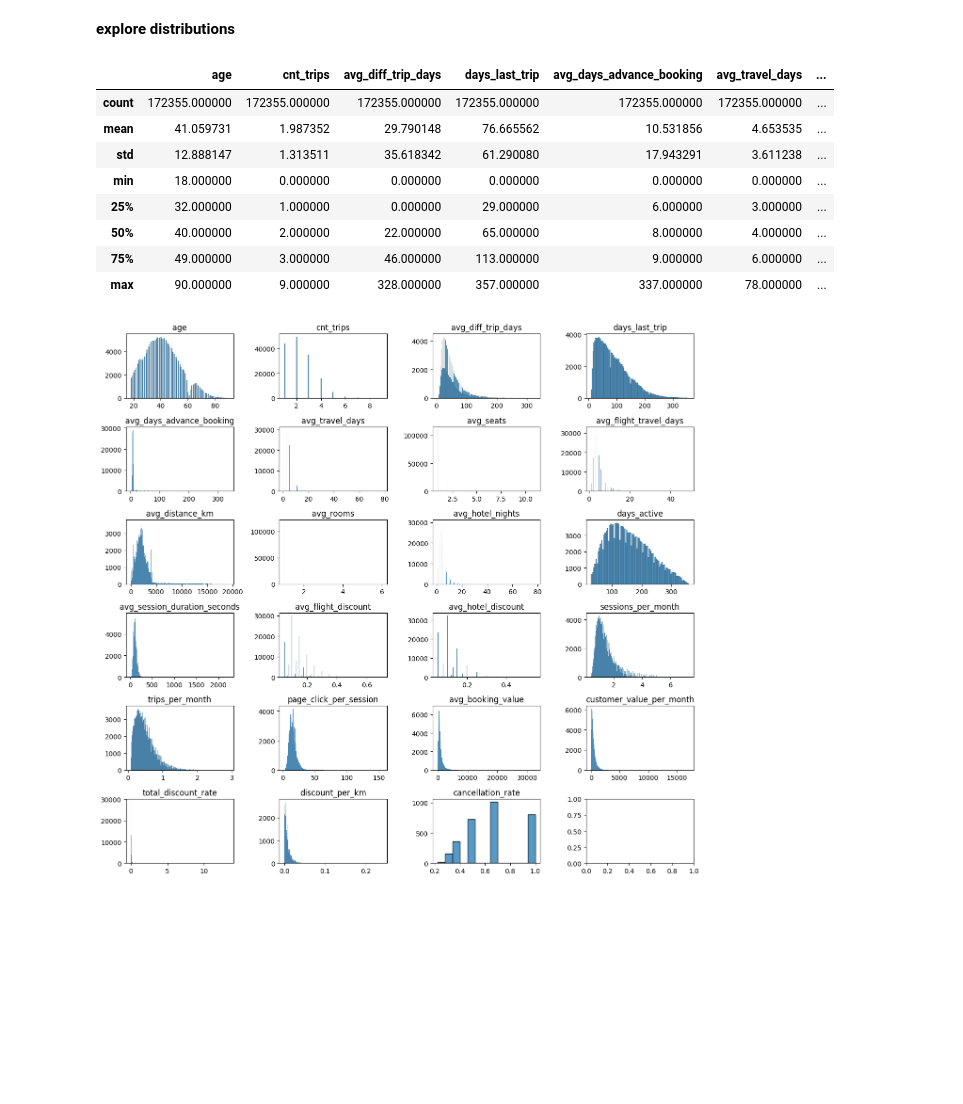
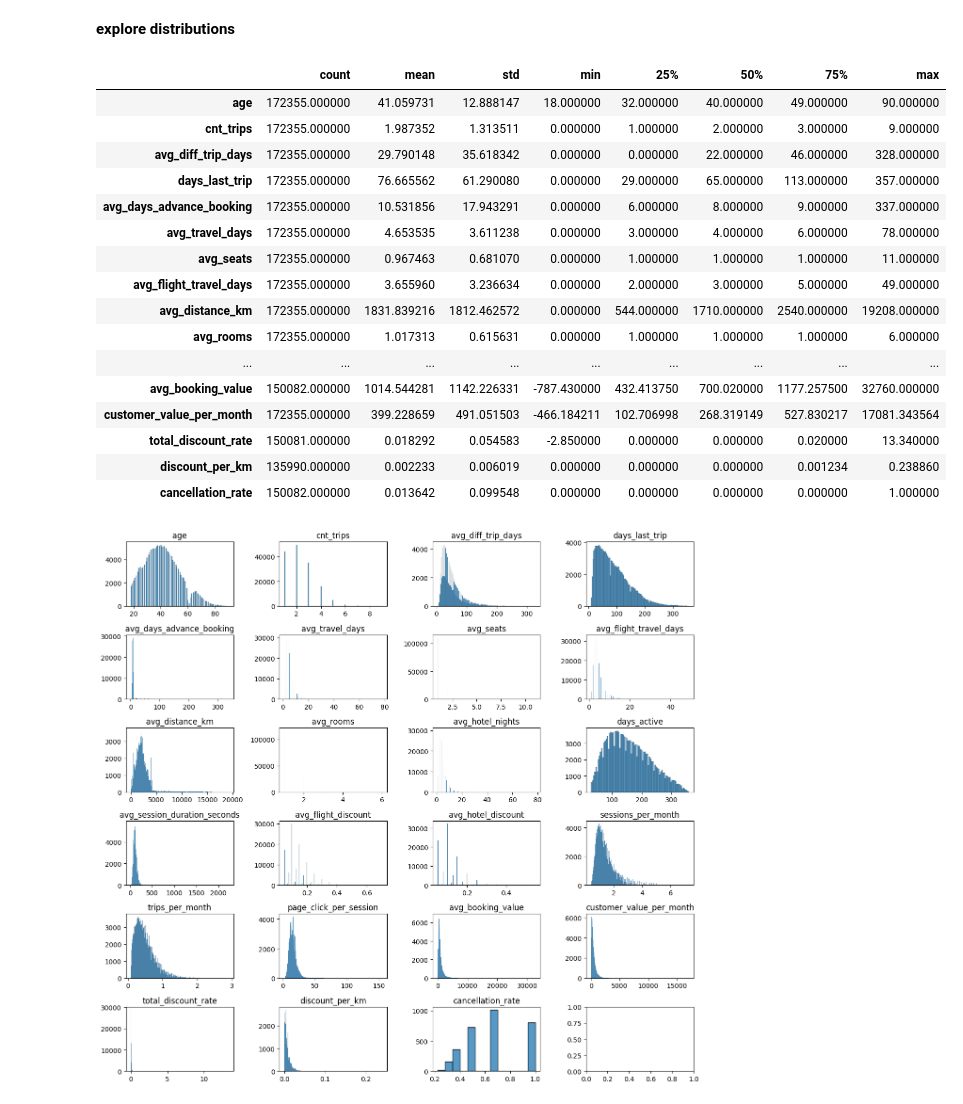
Before and after one commit to bfreiheit/customer_segmentation, a Jupyter notebook: notebooks/EDA.ipynb, the cells around one changed output. Saved outputs shown, nothing was run; the diff lists cells and outputs as text; code cells hidden in the pictures; blank space fills up the shorter version.

```diff
--- a/notebooks/EDA.ipynb
+++ b/notebooks/EDA.ipynb
@@ -109,9 +126,19 @@ Percent share of users with high booking values: 1.1%
 **remove absolute and redundant metrics**
 # %%
 # remove columns not necessary for further analysis
-columns_to_drop = ['cnt_flight_discount', 'cnt_hotel_discount', 'cnt_cancellations', 'cnt_sessions',
-                   'sum_distance_km', 'sum_flight_discount', 'sum_flight_price', 'sum_hotel_discount',
-                   'sum_hotel_price', 'total_booking_value', 'sum_page_clicks']
+columns_to_drop = [
+    "cnt_flight_discount",
+    "cnt_hotel_discount",
+    "cnt_cancellations",
+    "cnt_sessions",
+    "sum_distance_km",
+    "sum_flight_discount",
+    "sum_flight_price",
+    "sum_hotel_discount",
+    "sum_hotel_price",
+    "total_booking_value",
+    "sum_page_clicks",
+]
 cohort = cohort.drop(columns=columns_to_drop)
 # %%
 # list all metrics
@@ -144,15 +171,23 @@ sorted(binary_cols)
 # %% [markdown]
 **explore distributions**
 # %%
-cohort[numeric_cols].describe()
+cohort[numeric_cols].describe().T.style.background_gradient(cmap="Blues")
 # %% [output]
-|  | age | cnt_trips | avg_diff_trip_days | days_last_trip | avg_days_advance_booking | avg_travel_days | ... |
-| count | 172355.000000 | 172355.000000 | 172355.000000 | 172355.000000 | 172355.000000 | 172355.000000 | ... |
-| mean | 41.059731 | 1.987352 | 29.790148 | 76.665562 | 10.531856 | 4.653535 | ... |
-| std | 12.888147 | 1.313511 | 35.618342 | 61.290080 | 17.943291 | 3.611238 | ... |
-| min | 18.000000 | 0.000000 | 0.000000 | 0.000000 | 0.000000 | 0.000000 | ... |
-| 25% | 32.000000 | 1.000000 | 0.000000 | 29.000000 | 6.000000 | 3.000000 | ... |
-| 50% | 40.000000 | 2.000000 | 22.000000 | 65.000000 | 8.000000 | 4.000000 | ... |
-| 75% | 49.000000 | 3.000000 | 46.000000 | 113.000000 | 9.000000 | 6.000000 | ... |
-| max | 90.000000 | 9.000000 | 328.000000 | 357.000000 | 337.000000 | 78.000000 | ... |
+|  | count | mean | std | min | 25% | 50% | 75% | max |
+| age | 172355.000000 | 41.059731 | 12.888147 | 18.000000 | 32.000000 | 40.000000 | 49.000000 | 90.000000 |
+| cnt_trips | 172355.000000 | 1.987352 | 1.313511 | 0.000000 | 1.000000 | 2.000000 | 3.000000 | 9.000000 |
+| avg_diff_trip_days | 172355.000000 | 29.790148 | 35.618342 | 0.000000 | 0.000000 | 22.000000 | 46.000000 | 328.000000 |
+| days_last_trip | 172355.000000 | 76.665562 | 61.290080 | 0.000000 | 29.000000 | 65.000000 | 113.000000 | 357.000000 |
+| avg_days_advance_booking | 172355.000000 | 10.531856 | 17.943291 | 0.000000 | 6.000000 | 8.000000 | 9.000000 | 337.000000 |
+| avg_travel_days | 172355.000000 | 4.653535 | 3.611238 | 0.000000 | 3.000000 | 4.000000 | 6.000000 | 78.000000 |
+| avg_seats | 172355.000000 | 0.967463 | 0.681070 | 0.000000 | 1.000000 | 1.000000 | 1.000000 | 11.000000 |
+| avg_flight_travel_days | 172355.000000 | 3.655960 | 3.236634 | 0.000000 | 2.000000 | 3.000000 | 5.000000 | 49.000000 |
+| avg_distance_km | 172355.000000 | 1831.839216 | 1812.462572 | 0.000000 | 544.000000 | 1710.000000 | 2540.000000 | 19208.000000 |
+| avg_rooms | 172355.000000 | 1.017313 | 0.615631 | 0.000000 | 1.000000 | 1.000000 | 1.000000 | 6.000000 |
+| ... | ... | ... | ... | ... | ... | ... | ... | ... |
+| avg_booking_value | 150082.000000 | 1014.544281 | 1142.226331 | -787.430000 | 432.413750 | 700.020000 | 1177.257500 | 32760.000000 |
+| customer_value_per_month | 172355.000000 | 399.228659 | 491.051503 | -466.184211 | 102.706998 | 268.319149 | 527.830217 | 17081.343564 |
+| total_discount_rate | 150081.000000 | 0.018292 | 0.054583 | -2.850000 | 0.000000 | 0.000000 | 0.020000 | 13.340000 |
+| discount_per_km | 135990.000000 | 0.002233 | 0.006019 | 0.000000 | 0.000000 | 0.000000 | 0.001234 | 0.238860 |
+| cancellation_rate | 150082.000000 | 0.013642 | 0.099548 | 0.000000 | 0.000000 | 0.000000 | 0.000000 | 1.000000 |
 # %%
```
Also changed, not shown: parts of 11 cells of this notebook, 7 other files.
